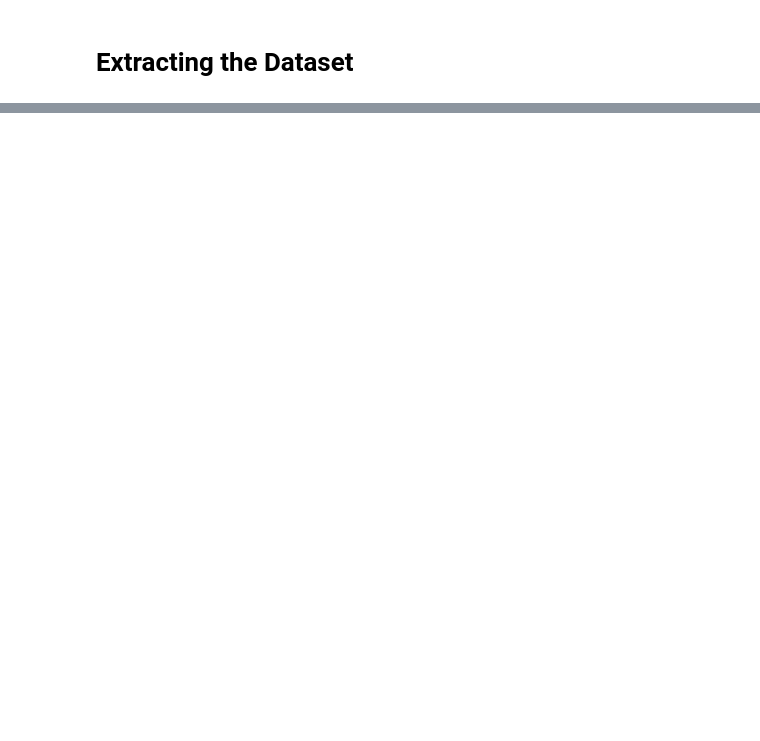
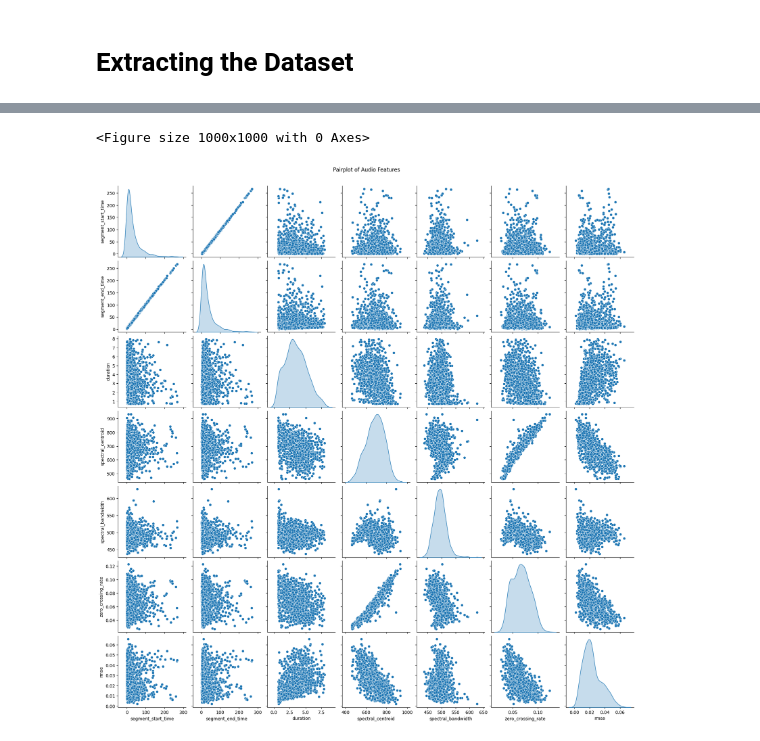
Before and after one commit to vdorn5/aai-501-final, a Jupyter notebook: src/extract.ipynb, the cells around one changed output, grey strips where cells are left out. Saved outputs shown, nothing was run; the diff lists cells and outputs as text; code cells hidden in the pictures; blank space fills up the shorter version.

```diff
--- a/src/extract.ipynb
+++ b/src/extract.ipynb
@@ -63,0 +131,32 @@ hrs:mins:secs= 03:13:58
+# %%
+def eda_features(y, sr):
+    spectral_centroid = librosa.feature.spectral_centroid(y=y, sr=sr).mean()
+    spectral_bandwidth = librosa.feature.spectral_bandwidth(y=y, sr=sr).mean()
+    zero_crossing_rate = librosa.feature.zero_crossing_rate(y).mean()
+    rmse = librosa.feature.rms(y=y).mean()
+
+    return {
+        "spectral_centroid": spectral_centroid,
+        "spectral_bandwidth": spectral_bandwidth,
+        "zero_crossing_rate": zero_crossing_rate,
+        "rmse": rmse
+    }
+# %%
+# processing dataframe for EDA
+audio_features = []
+for index, row in data.iterrows():
+    audio_bytes = row["audio"]["bytes"]
+    y, sr = bytes_to_waveform(audio_bytes)
+    # Resample the audio data
+    y_resampled = librosa.resample(y, orig_sr=sr, target_sr=16000)
+
+    # Compute the STFT and convert to decibels using the magnitude
+    spect = librosa.amplitude_to_db(np.abs(librosa.stft(y_resampled)), ref=np.max)
+
+    # generate only a few spectograms
+    if index < 5:
+        spectogram = graph_spectogram(y_resampled, 16000, index)
+
+    # Extract audio features
+    features = eda_features(y_resampled, 16000)
+    audio_features.append(features)
@@ -63,0 +169,6 @@ hrs:mins:secs= 03:13:58
+# %%
+# add features to the data
+features = pd.DataFrame(audio_features)
+data_features = pd.concat([data, features], axis=1)
+
+print(data_features.describe())
@@ -63,0 +195,9 @@ hrs:mins:secs= 03:13:58
+# %%
+# pair plot graph -
+plt.figure(figsize=(10, 10))
+sns.pairplot(data_features.drop('audio', axis=1), diag_kind='kde')
+plt.suptitle('Pairplot of Audio Features', y=1.02)
+plt.show()
+# %% [output]
+<Figure size 1000x1000 with 0 Axes>
+[figure, added]
```
Also changed, not shown: parts of 15 cells of this notebook, 11 other files.
